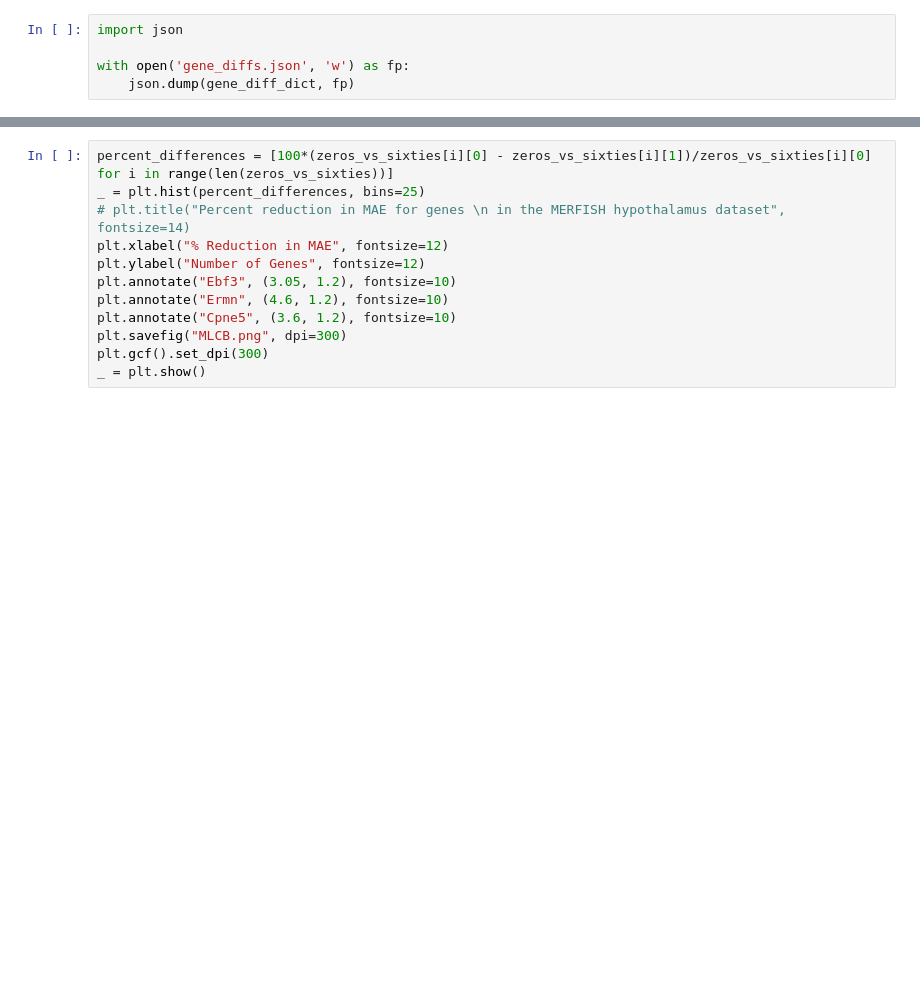
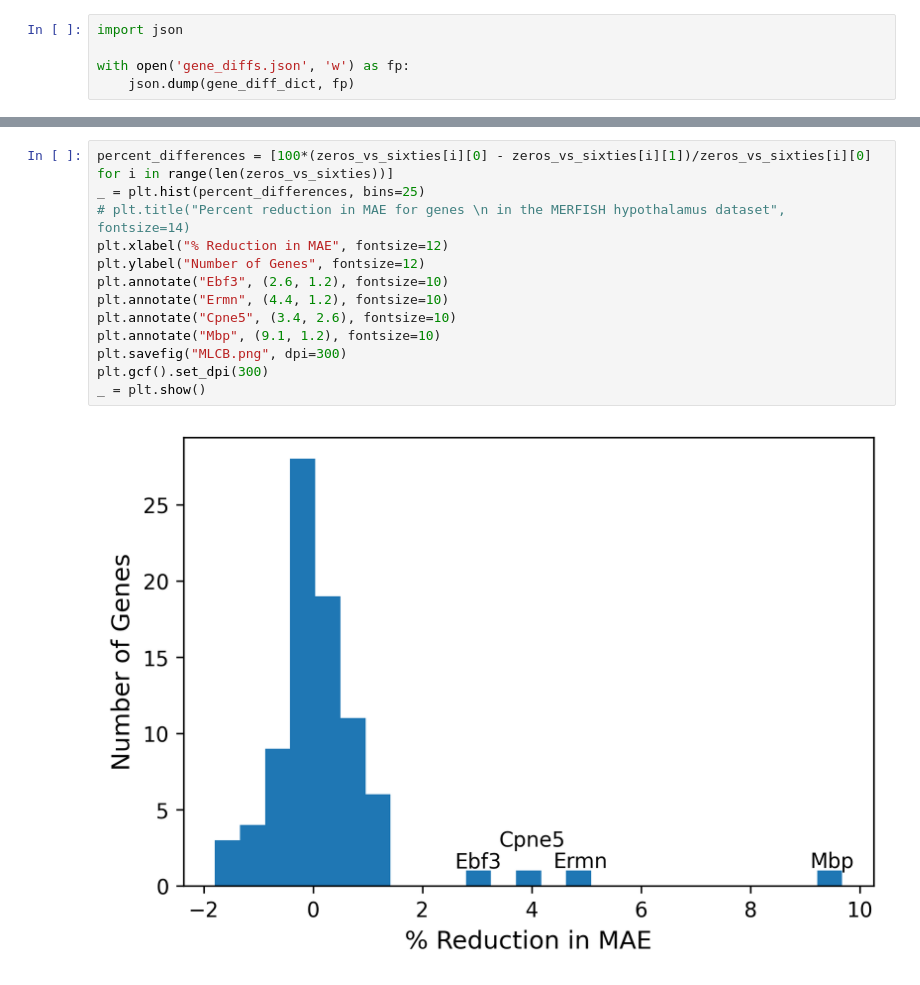
Before and after one commit to prob-ml/spice, a Jupyter notebook: examples/reproduce/Table Results Reproduction.ipynb, the cells around one changed output, grey strips where cells are left out. Drawn from its saved outputs; the diff is of its cells as text; blank space fills up the shorter version.

```diff
--- a/examples/reproduce/Table Results Reproduction.ipynb
+++ b/examples/reproduce/Table Results Reproduction.ipynb
@@ -1973,14 +2151,17 @@ gene_diff_percent_dict
 # %%
 percent_differences = [100*(zeros_vs_sixties[i][0] - zeros_vs_sixties[i][1])/zeros_vs_sixties[i][0] for i in range(len(zeros_vs_sixties))]
 _ = plt.hist(percent_differences, bins=25)
 # plt.title("Percent reduction in MAE for genes \n in the MERFISH hypothalamus dataset", fontsize=14)
 plt.xlabel("% Reduction in MAE", fontsize=12)
 plt.ylabel("Number of Genes", fontsize=12)
-plt.annotate("Ebf3", (3.05, 1.2), fontsize=10)
-plt.annotate("Ermn", (4.6, 1.2), fontsize=10)
-plt.annotate("Cpne5", (3.6, 1.2), fontsize=10)
+plt.annotate("Ebf3", (2.6, 1.2), fontsize=10)
+plt.annotate("Ermn", (4.4, 1.2), fontsize=10)
+plt.annotate("Cpne5", (3.4, 2.6), fontsize=10)
+plt.annotate("Mbp", (9.1, 1.2), fontsize=10)
 plt.savefig("MLCB.png", dpi=300)
 plt.gcf().set_dpi(300)
 _ = plt.show()
+# %% [output]
+[figure, added]
 # %%
 min(differences), np.quantile(differences, 0.25), np.median(differences), np.quantile(differences, 0.75), max(differences)
```
Also changed, not shown: parts of 12 cells of this notebook, 50 other files.
